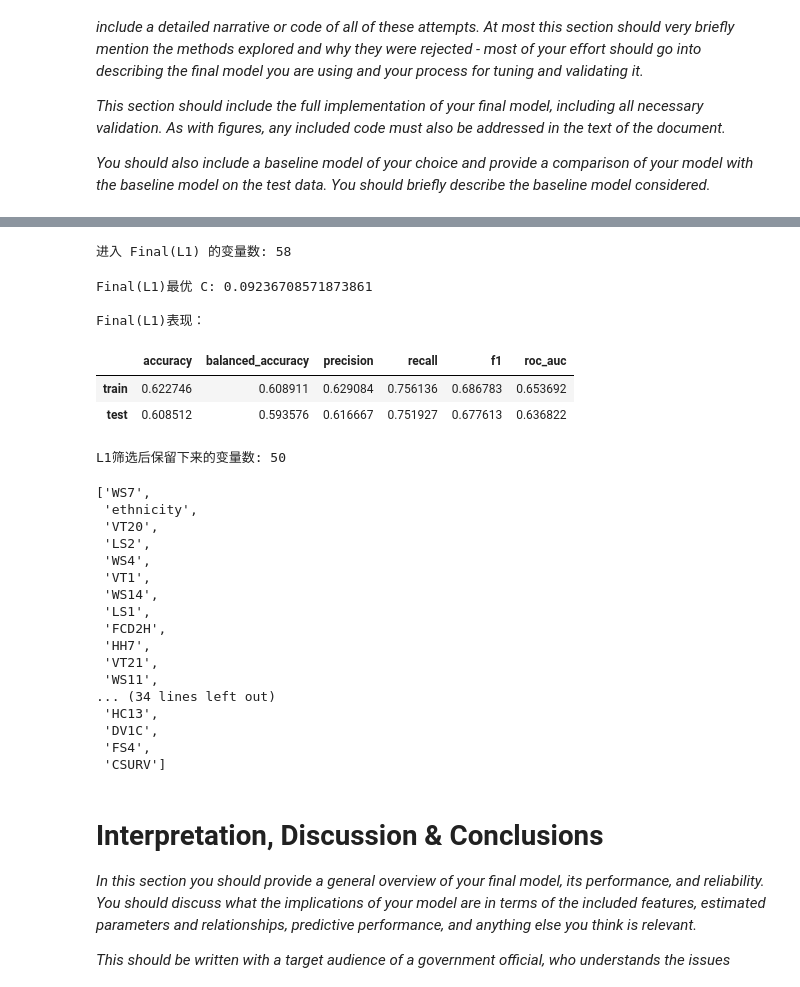
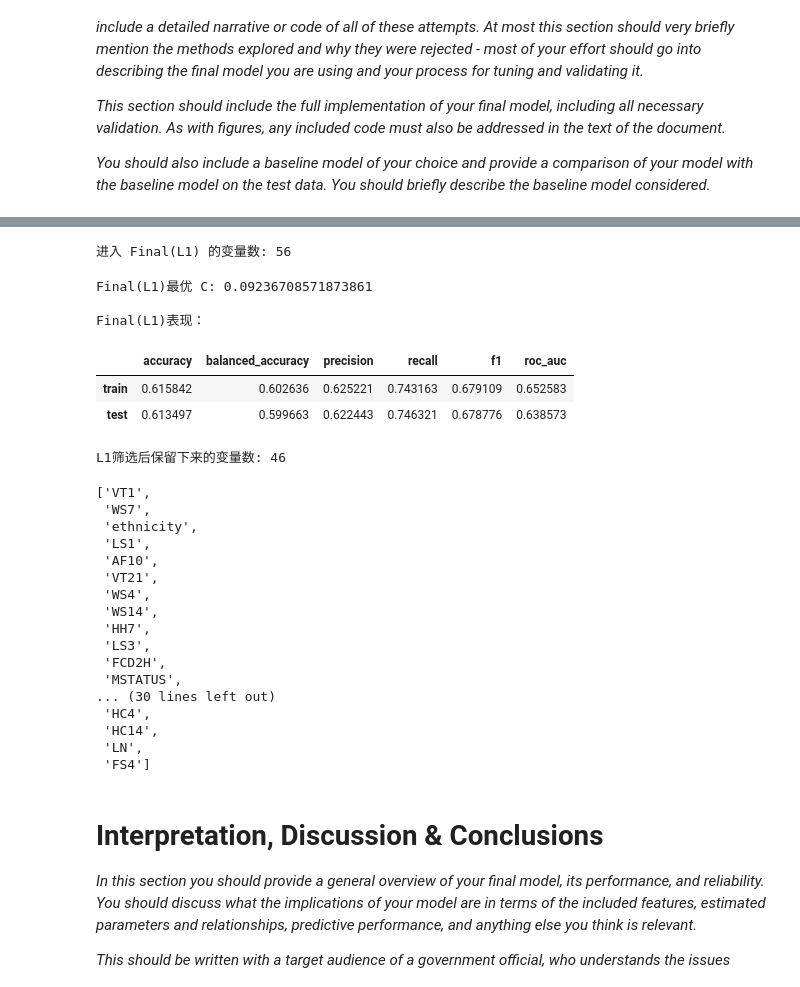
Before and after one commit to Xuyi-S/MLP-Project, a Jupyter notebook: project.ipynb, the cells around one changed output, grey strips where cells are left out. Cells and saved outputs as stored; diff of their text form; code cells hidden in the pictures.

```diff
--- a/project.ipynb
+++ b/project.ipynb
@@ -985,41 +742,27 @@ dtype: int64
 # %%
 random_state = 42
-
-# 使用手动筛选后的变量
 baseline_vars = selected_features_final
-
 X_train = train_df[baseline_vars].copy()
 y_train = train_df[target_col].copy()
-
 X_test = test_df[baseline_vars].copy()
 y_test = test_df[target_col].copy()
 
-# =========================================================
-# 0.1 目标变量编码：No -> 0, YES -> 1
-# =========================================================
+# recode target variable to numeric
 label_map = {
-    "No": 0,
+    "NO": 0,
     "YES": 1
 }
-
 y_train = train_df[target_col].map(label_map)
 y_test = test_df[target_col].map(label_map)
-print("进入 baseline 的变量数:", len(baseline_vars))
-print(baseline_vars)
 
-# =========================================================
-# 1. 识别变量类型
-# =========================================================
-
+# identify numeric and categorical variables based on the train set
 numeric_cols = X_train.select_dtypes(include=[np.number]).columns.tolist()
 categorical_cols = [col for col in X_train.columns if col not in numeric_cols]
-X_train[categorical_cols] = X_train[categorical_cols].astype(str)  #这里是我加的，因为我后面baseline model我没跑出来
-X_test[categorical_cols] = X_test[categorical_cols].astype(str)  #加上这两行以后能跑了，但是模型好像变差了
+for col in categorical_cols:
+    X_train[col] = X_train[col].where(X_train[col].isna(), X_train[col].astype(str))
+    X_test[col] = X_test[col].where(X_test[col].isna(), X_test[col].astype(str))
 
-# =========================================================
-# 2. 预处理 pipeline
-# =========================================================
-
+# preprocessor for numeric and categorical variables
 numeric_transformer = Pipeline([
     ("imputer", SimpleImputer(strategy="median")),
     ("scaler", StandardScaler())
@@ -1159,10 +899,10 @@ Cs_grid = np.logspace(-2, 2, 30)
 # 使用手动筛选变量
 final_vars = selected_features_final
 X_train = train_df[final_vars].copy()
-y_train = train_df[target_col].map({"No": 0, "YES": 1}).copy()
+y_train = train_df[target_col].map({"NO": 0, "YES": 1}).copy()
 
 X_test = test_df[final_vars].copy()
-y_test = test_df[target_col].map({"No": 0, "YES": 1}).copy()
+y_test = test_df[target_col].map({"NO": 0, "YES": 1}).copy()
 
 print("进入 Final(L1) 的变量数:", len(final_vars))
 
@@ -1301,54 +1041,54 @@ selected_coef_df["original_variable"] = selected_coef_df[
 final_original_vars = selected_coef_df[
     "original_variable"
 ].drop_duplicates().tolist()
 
 
 print("\nL1筛选后保留下来的变量数:", len(final_original_vars))
 
 display(final_original_vars)
 
 
 # =========================================================
 # 6. 预测结果（供后续 cell 使用）
 # =========================================================
 
 final_train_pred_df = pd.DataFrame({
     "y_true": y_train,
     "y_pred": final_train_pred,
     "y_prob": final_train_prob
 })
 
 final_test_pred_df = pd.DataFrame({
     "y_true": y_test,
     "y_pred": final_test_pred,
     "y_prob": final_test_prob
 })
 # %% [output]
-进入 Final(L1) 的变量数: 58
+进入 Final(L1) 的变量数: 56
 Final(L1)最优 C: 0.09236708571873861
 
 Final(L1)表现：
 |  | accuracy | balanced_accuracy | precision | recall | f1 | roc_auc |
-| train | 0.622746 | 0.608911 | 0.629084 | 0.756136 | 0.686783 | 0.653692 |
-| test | 0.608512 | 0.593576 | 0.616667 | 0.751927 | 0.677613 | 0.636822 |
+| train | 0.615842 | 0.602636 | 0.625221 | 0.743163 | 0.679109 | 0.652583 |
+| test | 0.613497 | 0.599663 | 0.622443 | 0.746321 | 0.678776 | 0.638573 |
-L1筛选后保留下来的变量数: 50
+L1筛选后保留下来的变量数: 46
-['WS7',
+['VT1',
+ 'WS7',
  'ethnicity',
- 'VT20',
- 'LS2',
+ 'LS1',
+ 'AF10',
+ 'VT21',
  'WS4',
- 'VT1',
  'WS14',
- 'LS1',
+ 'HH7',
+ 'LS3',
  'FCD2H',
- 'HH7',
- 'VT21',
- 'WS11',
-... (34 lines left out)
- 'HC13',
- 'DV1C',
- 'FS4',
- 'CSURV']
+ 'MSTATUS',
+... (30 lines left out)
+ 'HC4',
+ 'HC14',
+ 'LN',
+ 'FS4']
 # %% [markdown]
 # Interpretation, Discussion & Conclusions
 
```
Also changed, not shown: parts of 25 cells of this notebook.
